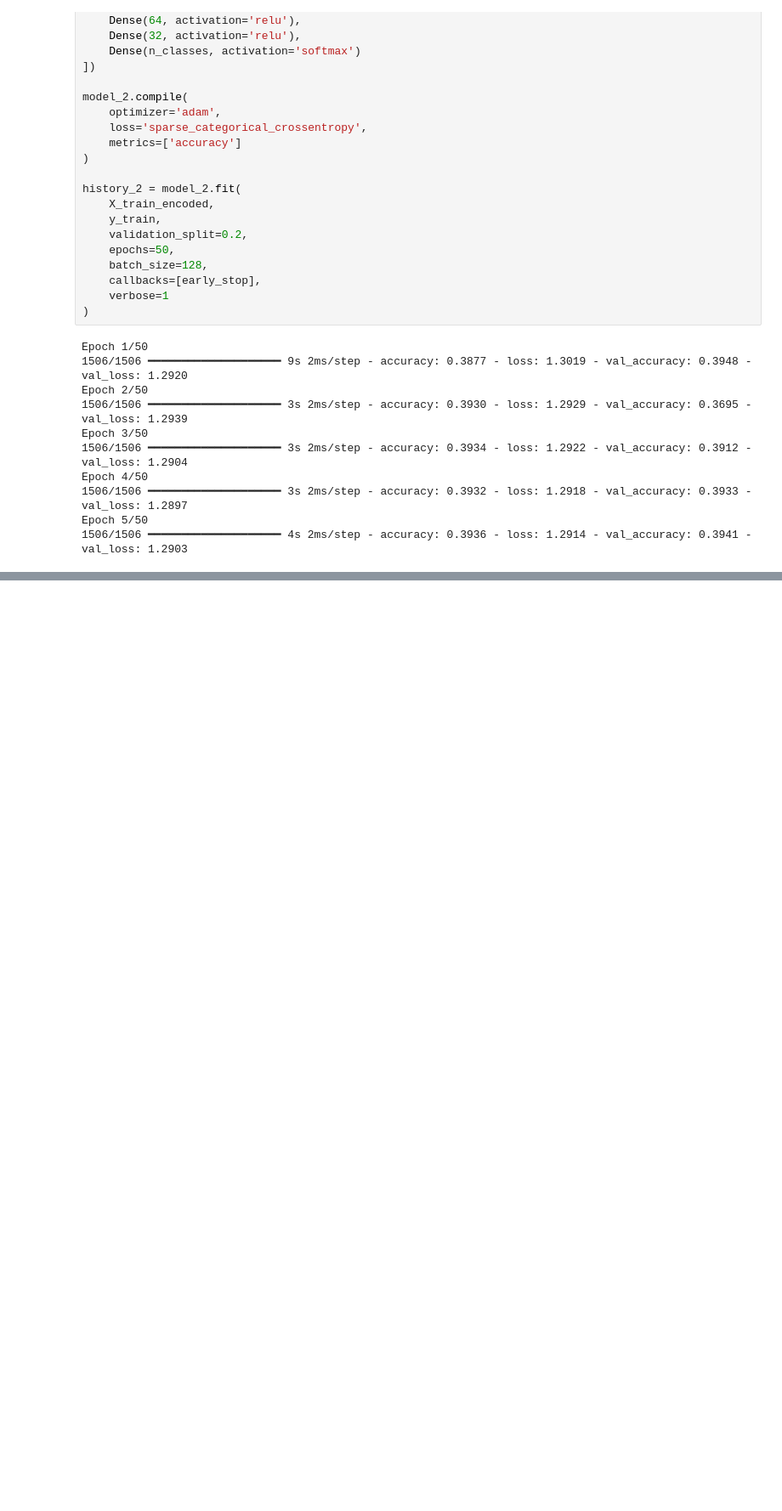
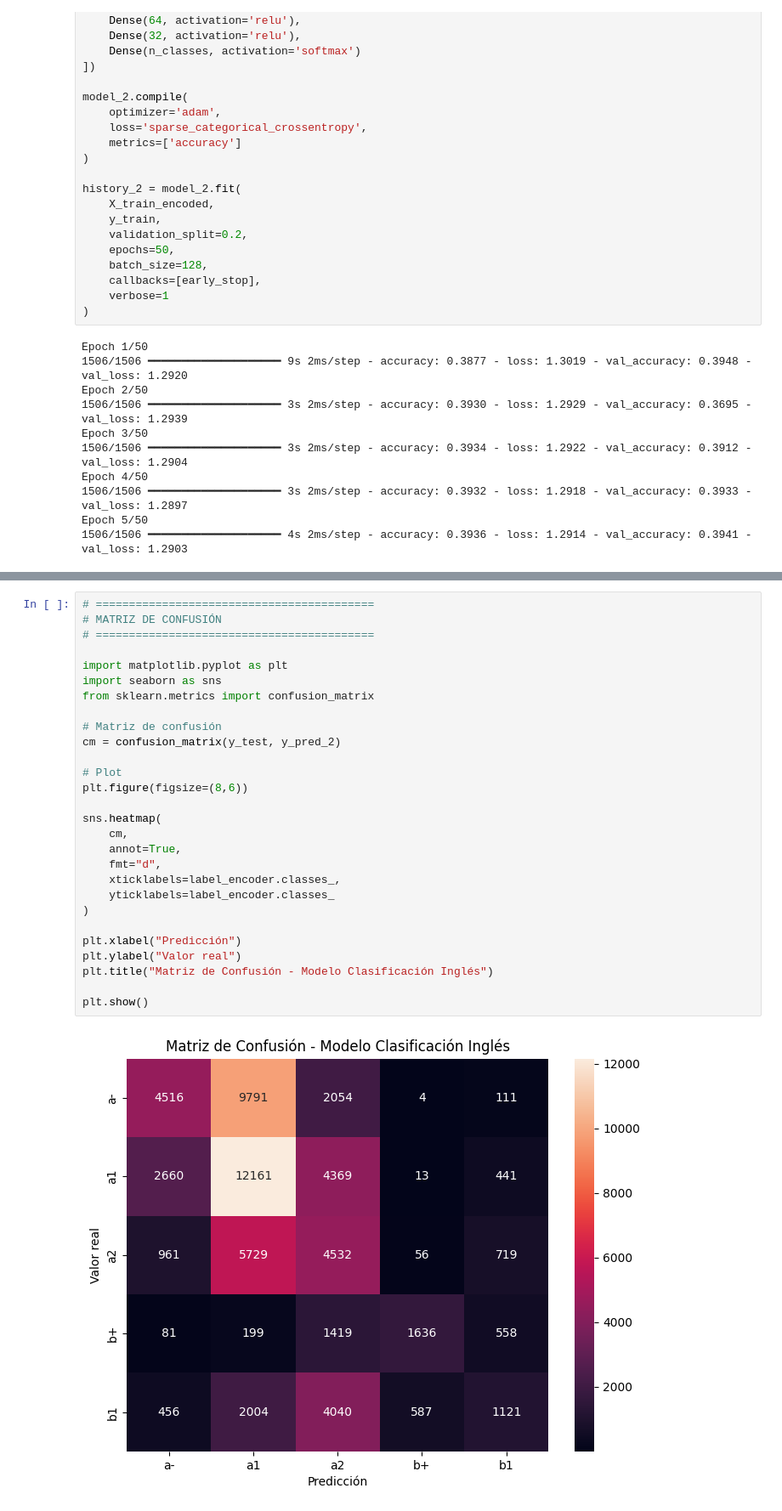
Before and after one commit to anamsanchezm1/Proyecto2_saber11, a Jupyter notebook: Notebooks/Mariana/modelo_clasificacion_ingles.ipynb, the cells around one changed output, grey strips where cells are left out. Shown at 85% size. Drawn from its saved outputs; the diff is of its cells as text; blank space fills up the shorter version.

Commit message:
Comparacion modelos y evaluacion clasificacion ingles

```diff
--- a/Notebooks/Mariana/modelo_clasificacion_ingles.ipynb
+++ b/Notebooks/Mariana/modelo_clasificacion_ingles.ipynb
@@ -332,0 +376,30 @@ Epoch 5/50
+# %%
+# ==========================================
+# MATRIZ DE CONFUSIÓN
+# ==========================================
+
+import matplotlib.pyplot as plt
+import seaborn as sns
+from sklearn.metrics import confusion_matrix
+
+# Matriz de confusión
+cm = confusion_matrix(y_test, y_pred_2)
+
+# Plot
+plt.figure(figsize=(8,6))
+
+sns.heatmap(
+    cm,
+    annot=True,
+    fmt="d",
+    xticklabels=label_encoder.classes_,
+    yticklabels=label_encoder.classes_
+)
+
+plt.xlabel("Predicción")
+plt.ylabel("Valor real")
+plt.title("Matriz de Confusión - Modelo Clasificación Inglés")
+
+plt.show()
+# %% [output]
+[figure, added]
```
Also changed, not shown: parts of 1 cell of this notebook.
